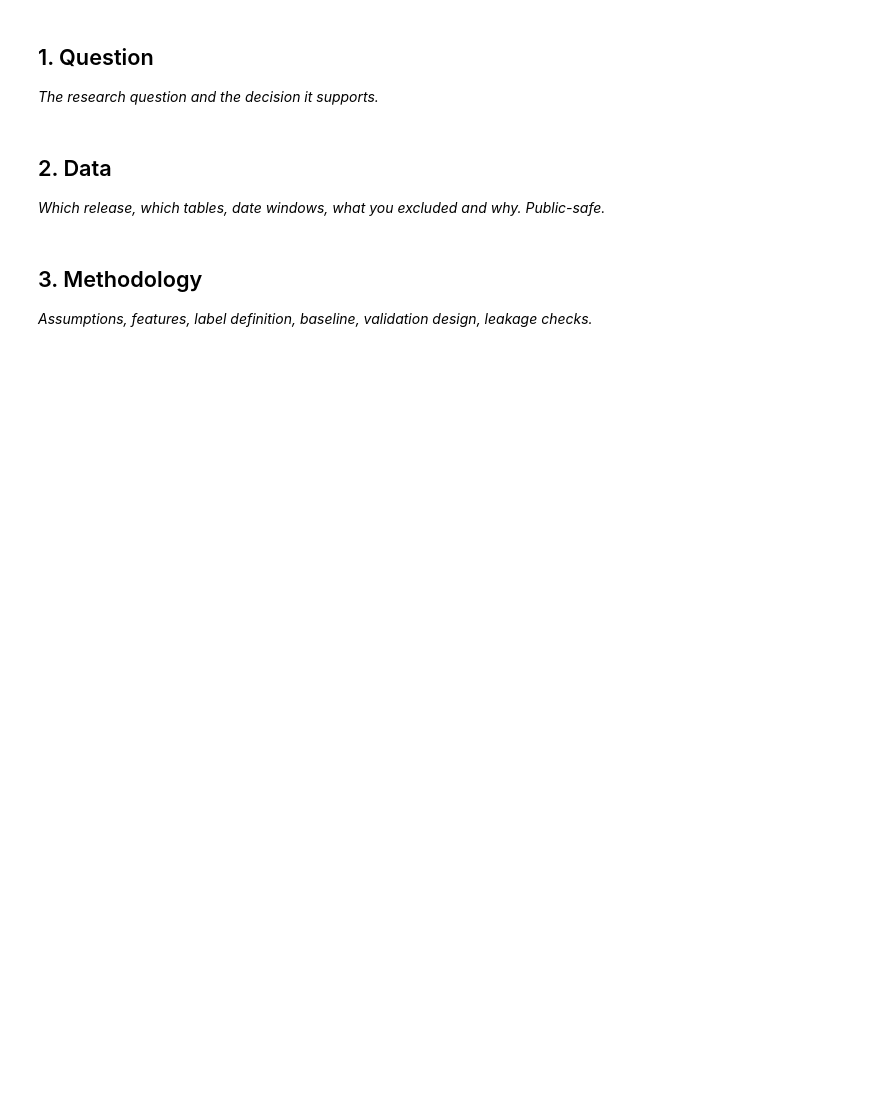
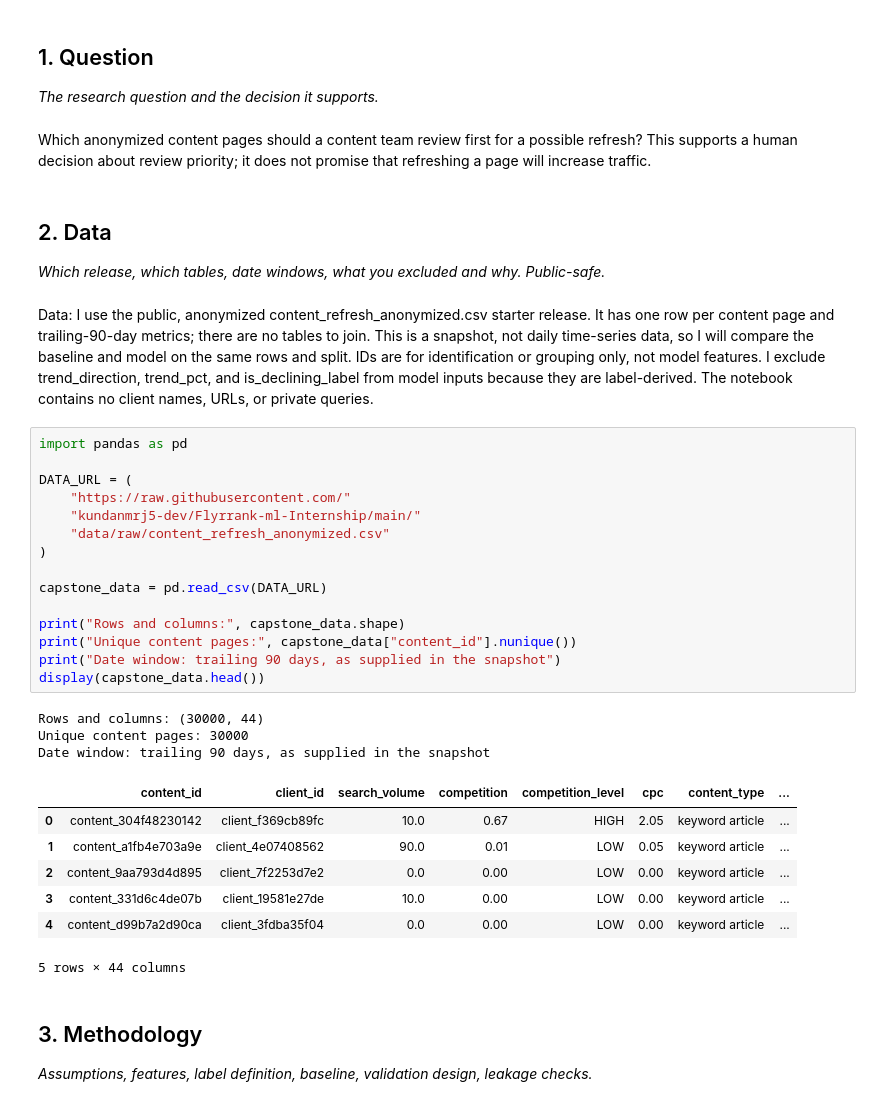
Before and after one commit to kundanmrj5-dev/Flyrrank-ml-Internship, a Jupyter notebook: work/notebooks/capstone.ipynb, the cells around one changed output. Saved outputs shown, nothing was run; the diff lists cells and outputs as text; blank space fills up the shorter version.

```diff
--- a/work/notebooks/capstone.ipynb
+++ b/work/notebooks/capstone.ipynb
@@ -10,10 +12,40 @@ This skeleton is yours to fill. Work the sections **in order** — each one has
 ## 1. Question
 
 *The research question and the decision it supports.*
+# %% [markdown]
+Which anonymized content pages should a content team review first for a possible refresh? This supports a human decision about review priority; it does not promise that refreshing a page will increase traffic.
 # %% [markdown]
 ## 2. Data
 
 *Which release, which tables, date windows, what you excluded and why. Public-safe.*
+# %% [markdown]
+Data: I use the public, anonymized content_refresh_anonymized.csv starter release. It has one row per content page and trailing-90-day metrics; there are no tables to join. This is a snapshot, not daily time-series data, so I will compare the baseline and model on the same rows and split. IDs are for identification or grouping only, not model features. I exclude trend_direction, trend_pct, and is_declining_label from model inputs because they are label-derived. The notebook contains no client names, URLs, or private queries.
+# %%
+import pandas as pd
+
+DATA_URL = (
+    "https://raw.githubusercontent.com/"
+    "kundanmrj5-dev/Flyrrank-ml-Internship/main/"
+    "data/raw/content_refresh_anonymized.csv"
+)
+
+capstone_data = pd.read_csv(DATA_URL)
+
+print("Rows and columns:", capstone_data.shape)
+print("Unique content pages:", capstone_data["content_id"].nunique())
+print("Date window: trailing 90 days, as supplied in the snapshot")
+display(capstone_data.head())
+# %% [output]
+Rows and columns: (30000, 44)
+Unique content pages: 30000
+Date window: trailing 90 days, as supplied in the snapshot
+|  | content_id | client_id | search_volume | competition | competition_level | cpc | content_type | ... |
+| 0 | content_304f48230142 | client_f369cb89fc | 10.0 | 0.67 | HIGH | 2.05 | keyword article | ... |
+| 1 | content_a1fb4e703a9e | client_4e07408562 | 90.0 | 0.01 | LOW | 0.05 | keyword article | ... |
+| 2 | content_9aa793d4d895 | client_7f2253d7e2 | 0.0 | 0.00 | LOW | 0.00 | keyword article | ... |
+| 3 | content_331d6c4de07b | client_19581e27de | 10.0 | 0.00 | LOW | 0.00 | keyword article | ... |
+| 4 | content_d99b7a2d90ca | client_3fdba35f04 | 0.0 | 0.00 | LOW | 0.00 | keyword article | ... |
+5 rows × 44 columns
 # %% [markdown]
 ## 3. Methodology
 
```
Also changed, not shown: parts of 9 cells of this notebook.
